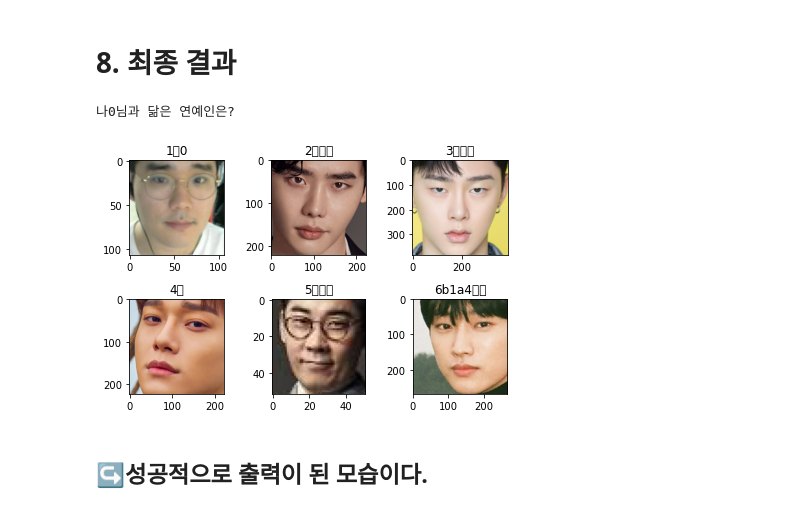
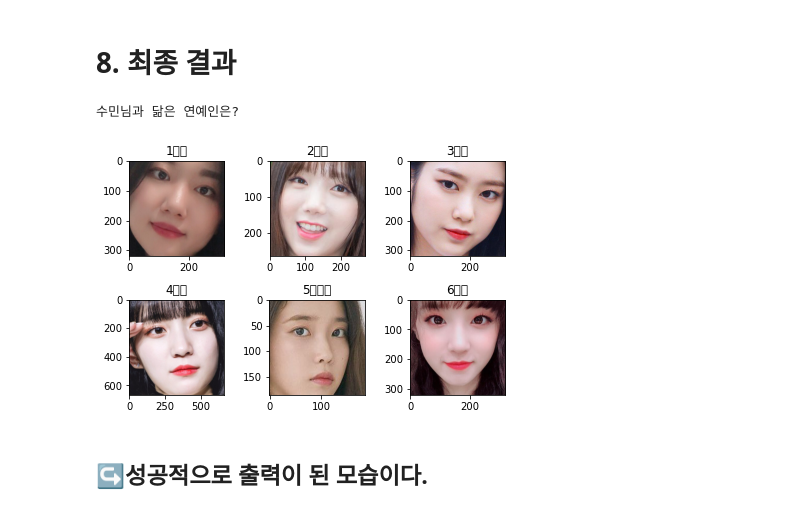
Before and after one commit to jongspark91/AIFFEL, a Jupyter notebook: Exploration_7/face_embedding.ipynb, the cells around one changed output. Drawn from its saved outputs; the diff is of its cells as text; code cells hidden in the pictures.

```diff
--- a/Exploration_7/face_embedding.ipynb
+++ b/Exploration_7/face_embedding.ipynb
@@ -37,7 +37,7 @@ def get_gropped_face(image_file):
 
     return cropped_face
 # %%
-image_path = os.getenv('HOME')+'/aiffel/face_embedding/images/나0.jpg'
+image_path = os.getenv('HOME')+'/aiffel/face_embedding/images/수민.jpg'
 
 cropped_face = get_gropped_face(image_path)
 plt.imshow(cropped_face)
@@ -56,7 +56,7 @@ file_list: ['김고은.jpeg', '심수창.jpeg', '아린.jpg', 'clinton.jpeg', '
 # %% [markdown]
 # 4. 얼굴 영역 임베딩 벡터 구하기
 # %%
-image_file = os.path.join(dir_path, '나0.jpg')
+image_file = os.path.join(dir_path, '수민.jpg')
 face = get_gropped_face(image_file)   # 얼굴 영역을 구하는 함수(이전 스텝에서 구현)
 
 
@@ -133,7 +133,7 @@ def get_sort_key_func(name1):
         return get_distance(name1, name2)
     return get_distance_from_name1
 
-sort_key_func = get_sort_key_func('나0')
+sort_key_func = get_sort_key_func('수민')
 # %% [markdown]
 # 6. 닮은꼴 연예인 찾기: 이름 출력
 # %%
@@ -177,7 +177,7 @@ def get_nearest_name(name, top=5):
 
     return name_dict
 # %%
-name_dict = get_nearest_name('나0')
+name_dict = get_nearest_name('수민')
 # %% [markdown]
 ## ↪우선, 나와 닮은꼴 연예인의 이름과 키값을 생성하는 함수를 만들었다.
 ## ↪나의 얼굴을 첫 창에 띄우기 위해 1번키에 포함시켰다.
@@ -206,10 +206,10 @@ def visualize_celebs(name):
 # %% [markdown]
 # 8. 최종 결과
 # %%
-visualize_celebs('나0')
+visualize_celebs('수민')
 # %% [output]
-나0님과 닮은 연예인은?
+수민님과 닮은 연예인은?
-[figure, old version]
+[figure, new version]
 # %% [markdown]
 ## ↪성공적으로 출력이 된 모습이다.
 # %% [markdown]
```
Also changed, not shown: parts of 7 cells of this notebook, 6 other files.
